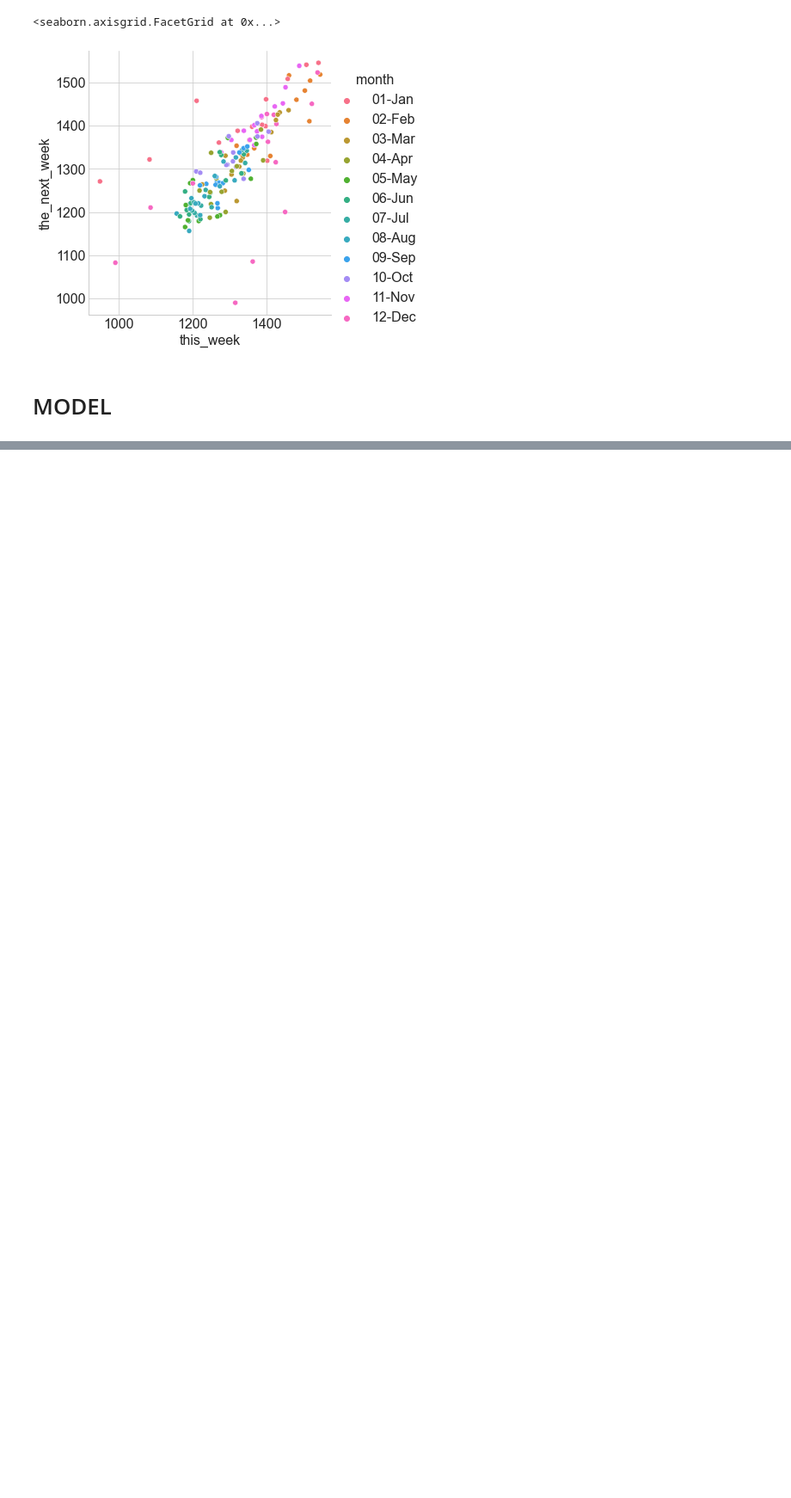
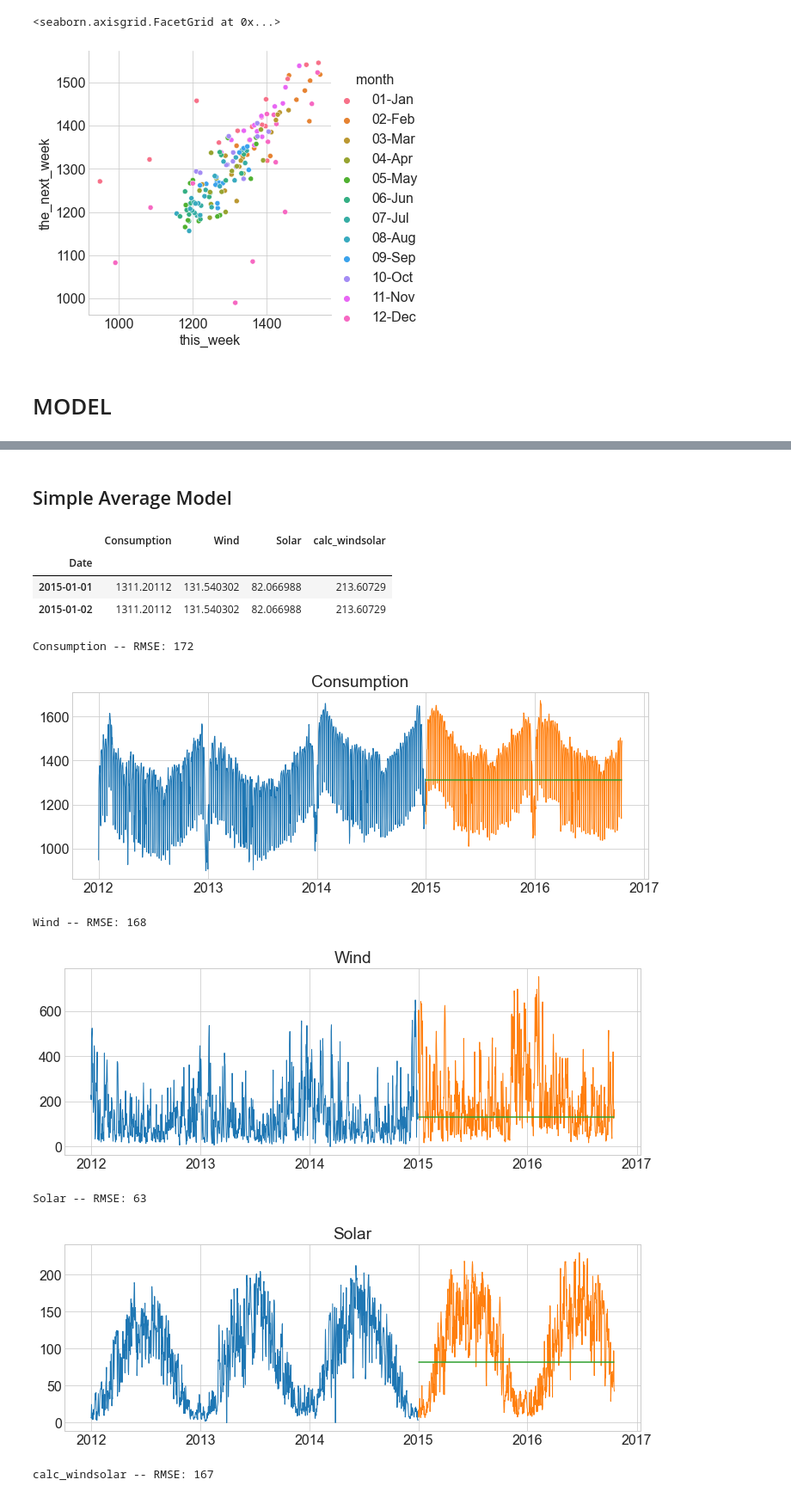
Before and after one commit to RyvynYoung/time-series-exercises, a Jupyter notebook: model.ipynb, the cells around one changed output, grey strips where cells are left out. Shown at 86% size. Drawn from its saved outputs; the diff is of its cells as text; code cells hidden in the pictures; blank space fills up the shorter version.

```diff
--- a/model.ipynb
+++ b/model.ipynb
@@ -317,0 +394,22 @@ sns.relplot(data=weekly, y='the_next_week', x='this_week', hue='month')
+# %% [markdown]
+## Simple Average Model
+# %%
+# get predicted values
+SA_pred = model.simple_average_predictions(train, validate)
+SA_pred.head(2)
+# %% [output]
+|  | Consumption | Wind | Solar | calc_windsolar |
+| Date |  |  |  |  |
+| 2015-01-01 | 1311.20112 | 131.540302 | 82.066988 | 213.60729 |
+| 2015-01-02 | 1311.20112 | 131.540302 | 82.066988 | 213.60729 |
+# %%
+# plot predicted values
+model.plot_pred_values(train, validate, SA_pred)
+# %% [output]
+Consumption -- RMSE: 172
+[figure, added]
+Wind -- RMSE: 168
+[figure, added]
+Solar -- RMSE: 63
+[figure, added]
+calc_windsolar -- RMSE: 167
```
Also changed, not shown: parts of 21 cells of this notebook, 1 other file.
